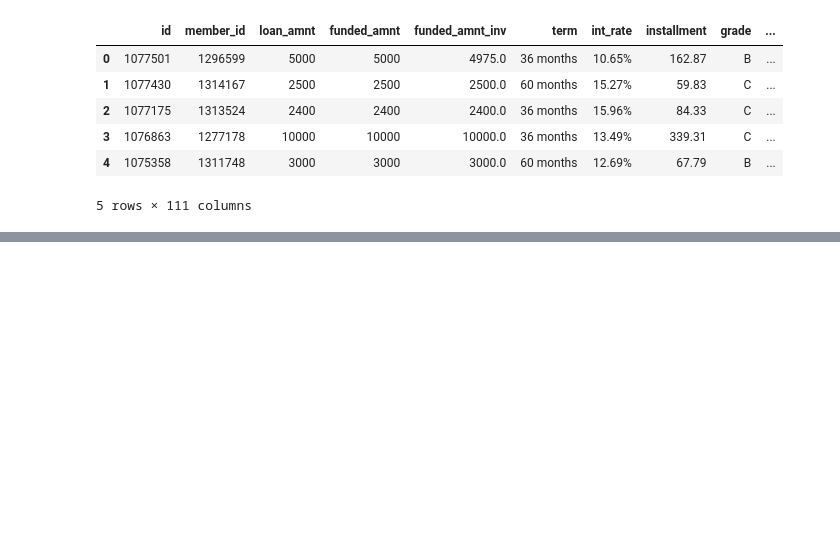
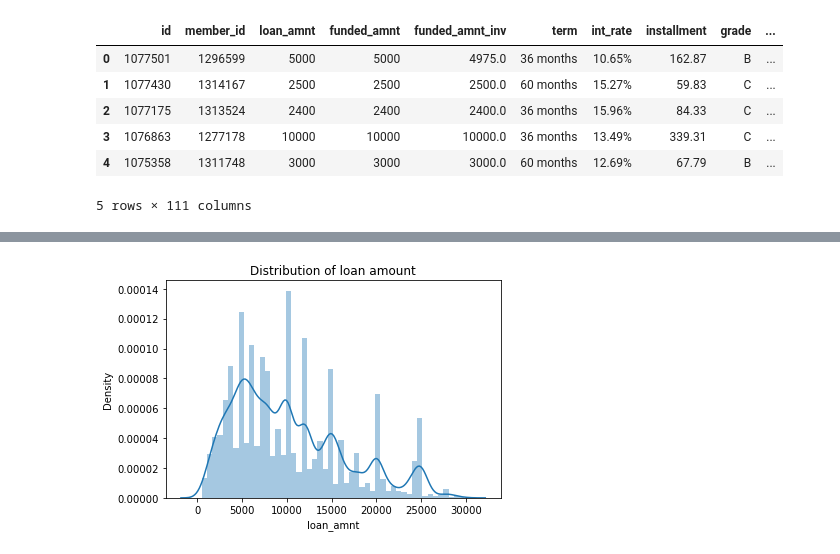
Before and after one commit to arooshp/lendingclub, a Jupyter notebook: lending_club_case_study.ipynb, the cells around one changed output, grey strips where cells are left out. Drawn from its saved outputs; the diff is of its cells as text; code cells hidden in the pictures; blank space fills up the shorter version.

```diff
--- a/lending_club_case_study.ipynb
+++ b/lending_club_case_study.ipynb
@@ -13,0 +334,7 @@ data.head(5)
+# %%
+#identify distribution of loan amount
+sns.distplot(df_cleaned["loan_amnt"])
+plt.title("Distribution of loan amount")
+plt.show()
+# %% [output]
+[figure, added]
```
Also changed, not shown: parts of 54 cells of this notebook, 1 other file.
